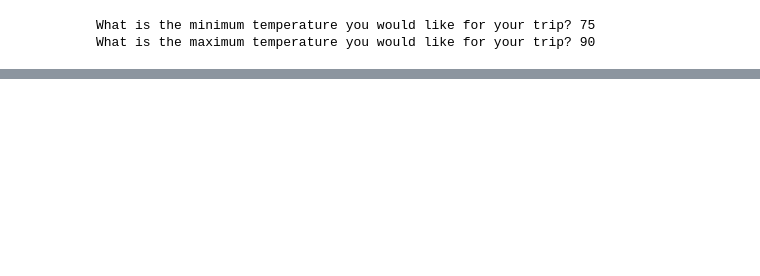
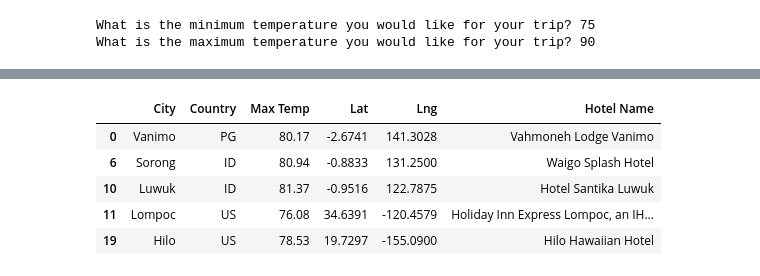
Before and after one commit to sonukrishnu/World-Weather-Analysis, a Jupyter notebook: VacationPy.ipynb, the cells around one changed output, grey strips where cells are left out. Saved outputs shown, nothing was run; the diff lists cells and outputs as text; code cells hidden in the pictures; blank space fills up the shorter version.

```diff
--- a/VacationPy.ipynb
+++ b/VacationPy.ipynb
@@ -284,3 +282,12 @@ Hotel not found...skipping
+# %%
+hotel_df.head()
+# %% [output]
+|  | City | Country | Max Temp | Lat | Lng | Hotel Name |
+| 0 | Vanimo | PG | 80.17 | -2.6741 | 141.3028 | Vahmoneh Lodge Vanimo |
+| 6 | Sorong | ID | 80.94 | -0.8833 | 131.2500 | Waigo Splash Hotel |
+| 10 | Luwuk | ID | 81.37 | -0.9516 | 122.7875 | Hotel Santika Luwuk |
+| 11 | Lompoc | US | 76.08 | 34.6391 | -120.4579 | Holiday Inn Express Lompoc, an IH... |
+| 19 | Hilo | US | 78.53 | 19.7297 | -155.0900 | Hilo Hawaiian Hotel |
 # %%
 # Add a heatmap of temperature for the vacation spots.
 locations = hotel_df[["Lat", "Lng"]]
```
Also changed, not shown: parts of 10 cells of this notebook, 12 other files.
